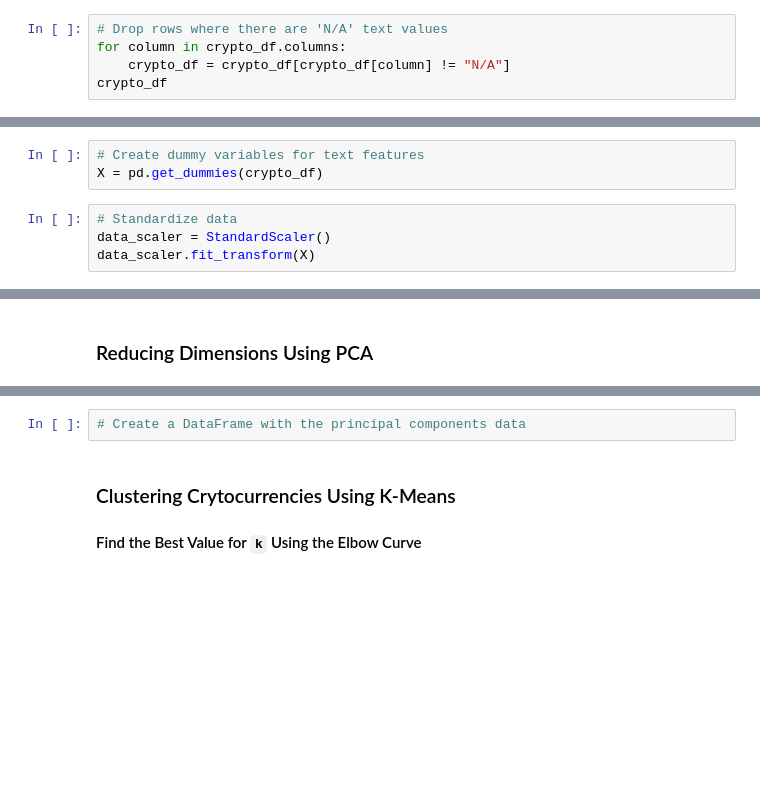
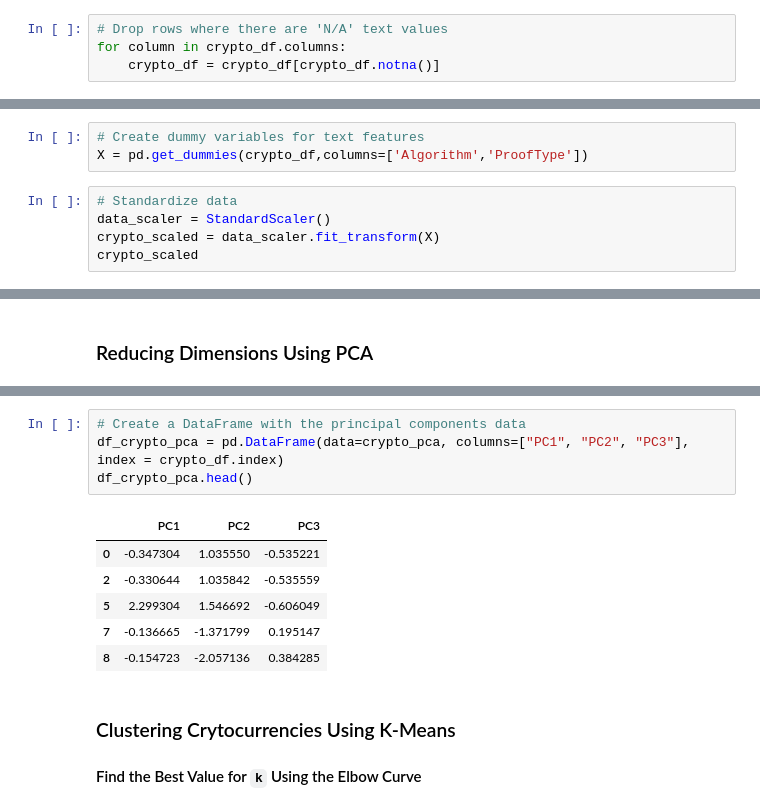
Before and after one commit to jackfazzone/13-AWS, a Jupyter notebook: crypto_clustering.ipynb, the cells around one changed output, grey strips where cells are left out. Saved outputs shown, nothing was run; the diff lists cells and outputs as text; blank space fills up the shorter version.

```diff
--- a/crypto_clustering.ipynb
+++ b/crypto_clustering.ipynb
@@ -139,5 +139,4 @@ crypto_df
 # %%
 # Drop rows where there are 'N/A' text values
 for column in crypto_df.columns:
-    crypto_df = crypto_df[crypto_df[column] != "N/A"]
-crypto_df
+    crypto_df = crypto_df[crypto_df.notna()]
@@ -166,9 +151,10 @@ coins_name.index = crypto_df.index
 crypto_df.drop(columns='CoinName', inplace=True)
 # %%
 # Create dummy variables for text features
-X = pd.get_dummies(crypto_df)
+X = pd.get_dummies(crypto_df,columns=['Algorithm','ProofType'])
 # %%
 # Standardize data
 data_scaler = StandardScaler()
-data_scaler.fit_transform(X)
+crypto_scaled = data_scaler.fit_transform(X)
+crypto_scaled
 # %% [output]
@@ -192,5 +188,14 @@ array([[-0.11710817, -0.0433963 , -0.0433963 , ..., -0.0433963 ,
 # %%
 # Create a DataFrame with the principal components data
+df_crypto_pca = pd.DataFrame(data=crypto_pca, columns=["PC1", "PC2", "PC3"], index = crypto_df.index)
+df_crypto_pca.head()
+# %% [output]
+|  | PC1 | PC2 | PC3 |
+| 0 | -0.347304 | 1.035550 | -0.535221 |
+| 2 | -0.330644 | 1.035842 | -0.535559 |
+| 5 | 2.299304 | 1.546692 | -0.606049 |
+| 7 | -0.136665 | -1.371799 | 0.195147 |
+| 8 | -0.154723 | -2.057136 | 0.384285 |
 # %% [markdown]
 ### Clustering Crytocurrencies Using K-Means
 
```
Also changed, not shown: parts of 12 cells of this notebook.
